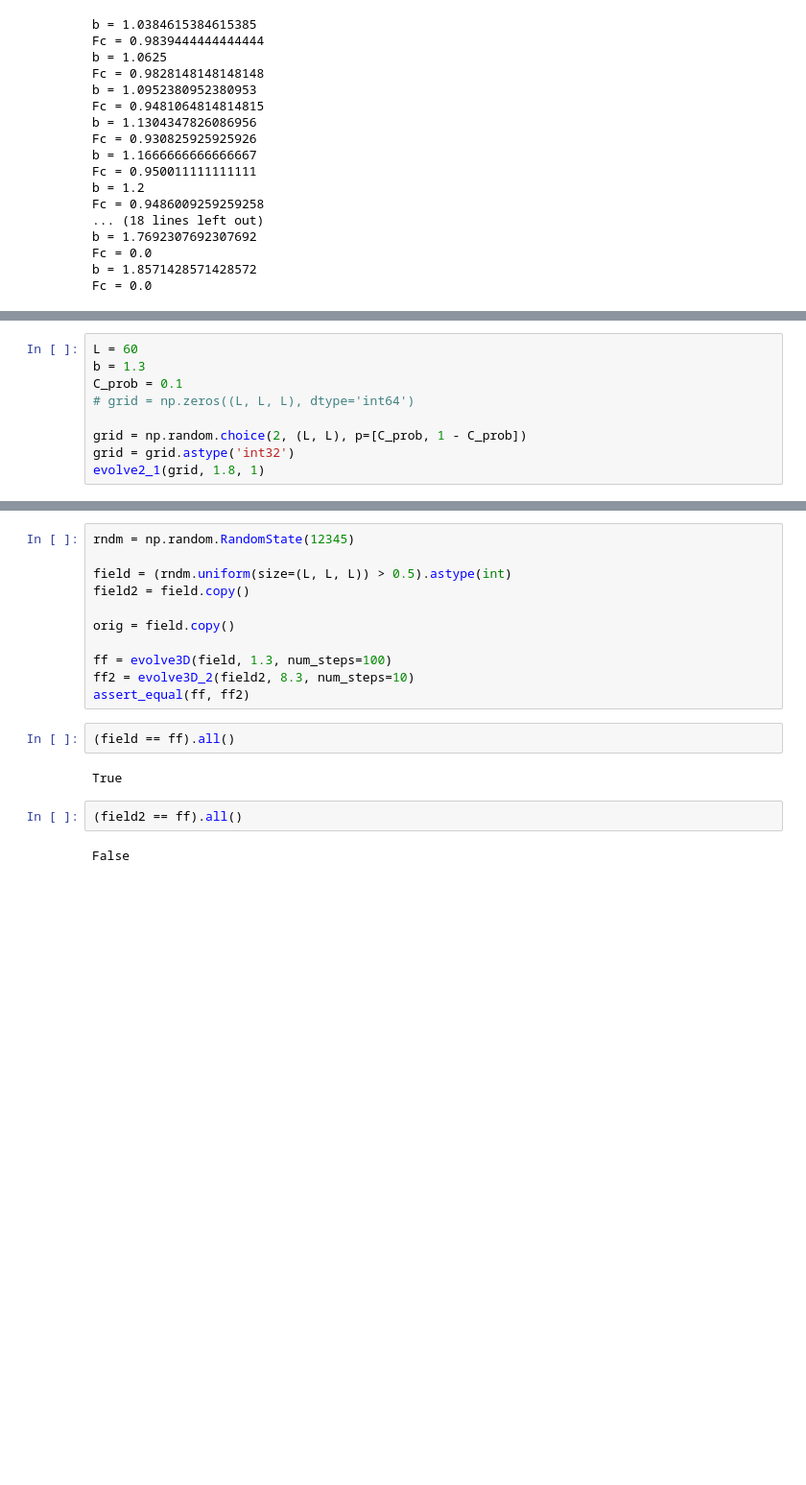
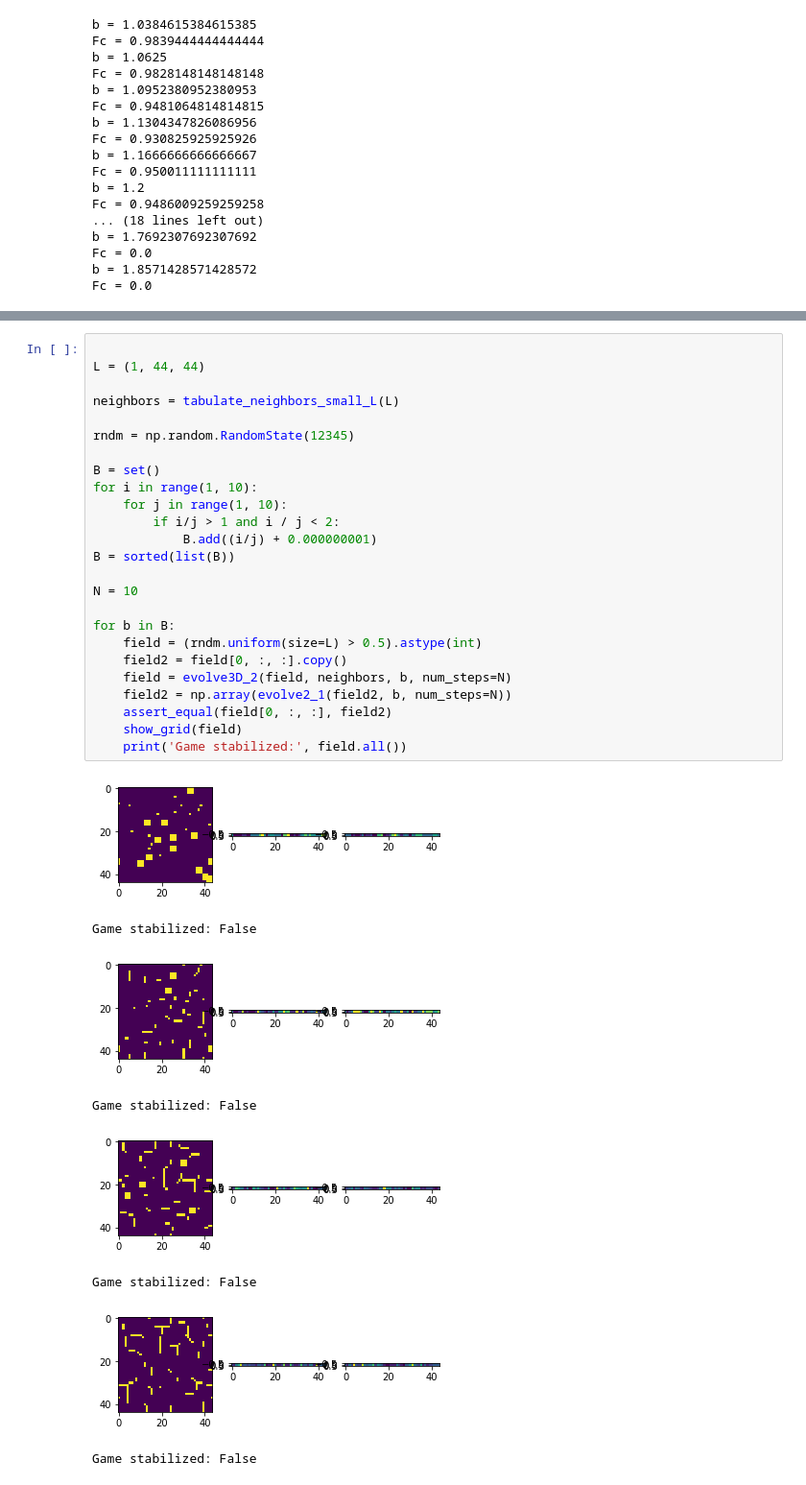
Before and after one commit to MoskalenkoRomanBorisovich/Spatial-Distribution-Evolutionary-Game, a Jupyter notebook: NIS_3D.ipynb, the cells around one changed output, grey strips where cells are left out. Shown: that part at 96% size. Cells and saved outputs as stored; diff of their text form; blank space fills up the shorter version.

Commit message:
WIP: fix cythonized function
Function now works with 1D array insted of 3D and iterates by sites

```diff
--- a/NIS_3D.ipynb
+++ b/NIS_3D.ipynb
@@ -283,12 +460,3 @@ def evolve2_1(long[:, ::1] field, double b, int num_steps=1):
     return field
 # %% [output]
 [interactive output not drawn]
-# %%
-L = 60
-b = 1.3
-C_prob = 0.1
-# grid = np.zeros((L, L, L), dtype='int64')
-
-grid = np.random.choice(2, (L, L), p=[C_prob, 1 - C_prob])
-grid = grid.astype('int32')
-evolve2_1(grid, 1.8, 1)
@@ -414,19 +463,34 @@ def evolve3D_2(grid, b, num_steps=1):
-# %%
-rndm = np.random.RandomState(12345)
-
-field = (rndm.uniform(size=(L, L, L)) > 0.5).astype(int)
-field2 = field.copy()
-
-orig = field.copy()
-
-ff = evolve3D(field, 1.3, num_steps=100)
-ff2 = evolve3D_2(field2, 8.3, num_steps=10)
-assert_equal(ff, ff2)
-# %%
-(field == ff).all()
-# %% [output]
-True
-# %%
-(field2 == ff).all()
-# %% [output]
-False
+# %%
+
+L = (1, 44, 44)
+
+neighbors = tabulate_neighbors_small_L(L)
+
+rndm = np.random.RandomState(12345)
+
+B = set()
+for i in range(1, 10):
+    for j in range(1, 10):
+        if i/j > 1 and i / j < 2:
+            B.add((i/j) + 0.000000001)
+B = sorted(list(B))
+
+N = 10
+
+for b in B:
+    field = (rndm.uniform(size=L) > 0.5).astype(int)
+    field2 = field[0, :, :].copy()
+    field = evolve3D_2(field, neighbors, b, num_steps=N)
+    field2 = np.array(evolve2_1(field2, b, num_steps=N))
+    assert_equal(field[0, :, :], field2)
+    show_grid(field)
+    print('Game stabilized:', field.all())
+# %% [output]
+[figure, added]
+Game stabilized: False
+[figure, added]
+Game stabilized: False
+[figure, added]
+Game stabilized: False
+[figure, added]
+Game stabilized: False
```
Also changed, not shown: parts of 31 cells of this notebook.
